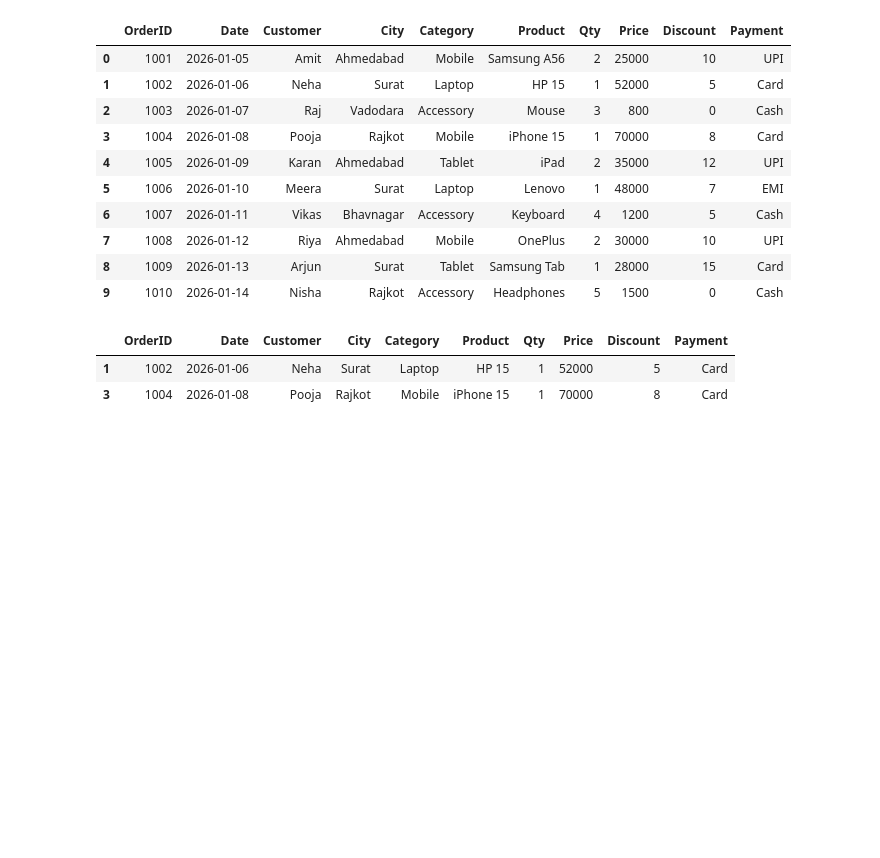
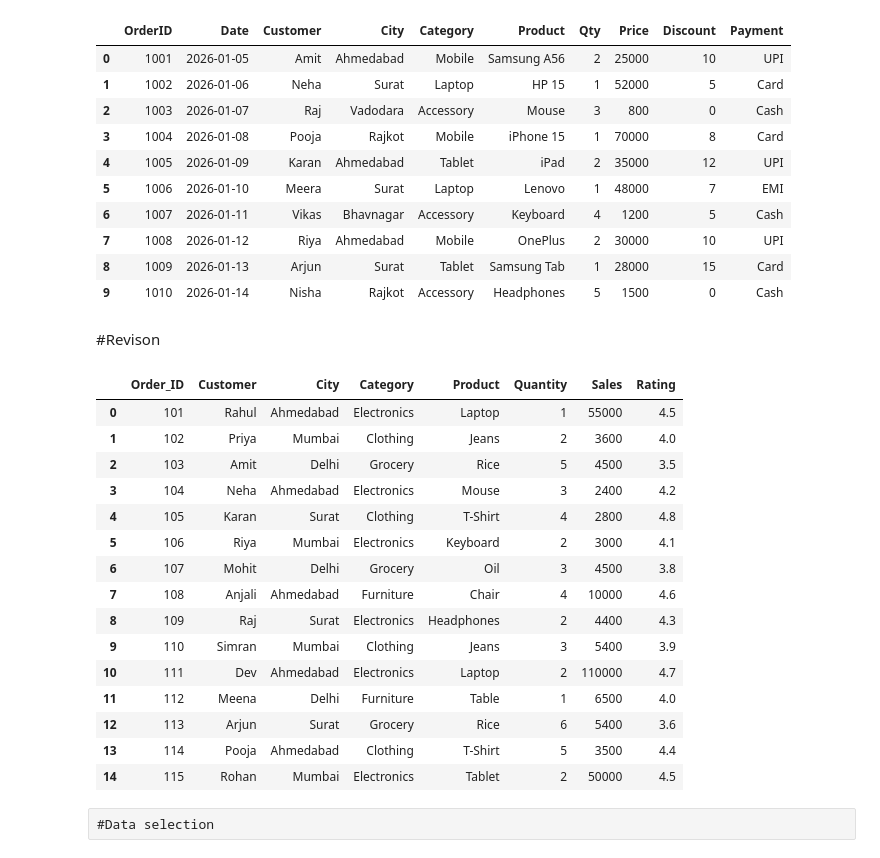
Before and after one commit to karanrathod232004/Pandas, a Jupyter notebook: Day3_Data selection & Filtering.ipynb, the cells around one changed output. Drawn from its saved outputs; the diff is of its cells as text; code cells hidden in the pictures; blank space fills up the shorter version.

```diff
--- a/Day3_Data selection & Filtering.ipynb
+++ b/Day3_Data selection & Filtering.ipynb
@@ -321,10 +322,27 @@ df1
 | 7 | 1008 | 2026-01-12 | Riya | Ahmedabad | Mobile | OnePlus | 2 | 30000 | 10 | UPI |
 | 8 | 1009 | 2026-01-13 | Arjun | Surat | Tablet | Samsung Tab | 1 | 28000 | 15 | Card |
 | 9 | 1010 | 2026-01-14 | Nisha | Rajkot | Accessory | Headphones | 5 | 1500 | 0 | Cash |
-# %%
-#Filtering
-df1[df1["Price"] >= 50000]
-# %% [output]
-|  | OrderID | Date | Customer | City | Category | Product | Qty | Price | Discount | Payment |
-| 1 | 1002 | 2026-01-06 | Neha | Surat | Laptop | HP 15 | 1 | 52000 | 5 | Card |
-| 3 | 1004 | 2026-01-08 | Pooja | Rajkot | Mobile | iPhone 15 | 1 | 70000 | 8 | Card |
+# %% [markdown]
+#Revison
+# %%
+df = pd.read_csv(r"C:\Users\Ridhi Rathore\Downloads\small_sales_eda_practice.csv")
+df
+# %% [output]
+|  | Order_ID | Customer | City | Category | Product | Quantity | Sales | Rating |
+| 0 | 101 | Rahul | Ahmedabad | Electronics | Laptop | 1 | 55000 | 4.5 |
+| 1 | 102 | Priya | Mumbai | Clothing | Jeans | 2 | 3600 | 4.0 |
+| 2 | 103 | Amit | Delhi | Grocery | Rice | 5 | 4500 | 3.5 |
+| 3 | 104 | Neha | Ahmedabad | Electronics | Mouse | 3 | 2400 | 4.2 |
+| 4 | 105 | Karan | Surat | Clothing | T-Shirt | 4 | 2800 | 4.8 |
+| 5 | 106 | Riya | Mumbai | Electronics | Keyboard | 2 | 3000 | 4.1 |
+| 6 | 107 | Mohit | Delhi | Grocery | Oil | 3 | 4500 | 3.8 |
+| 7 | 108 | Anjali | Ahmedabad | Furniture | Chair | 4 | 10000 | 4.6 |
+| 8 | 109 | Raj | Surat | Electronics | Headphones | 2 | 4400 | 4.3 |
+| 9 | 110 | Simran | Mumbai | Clothing | Jeans | 3 | 5400 | 3.9 |
+| 10 | 111 | Dev | Ahmedabad | Electronics | Laptop | 2 | 110000 | 4.7 |
+| 11 | 112 | Meena | Delhi | Furniture | Table | 1 | 6500 | 4.0 |
+| 12 | 113 | Arjun | Surat | Grocery | Rice | 6 | 5400 | 3.6 |
+| 13 | 114 | Pooja | Ahmedabad | Clothing | T-Shirt | 5 | 3500 | 4.4 |
+| 14 | 115 | Rohan | Mumbai | Electronics | Tablet | 2 | 50000 | 4.5 |
+# %% [raw]
+#Data selection
```
Also changed, not shown: parts of 41 cells of this notebook.
